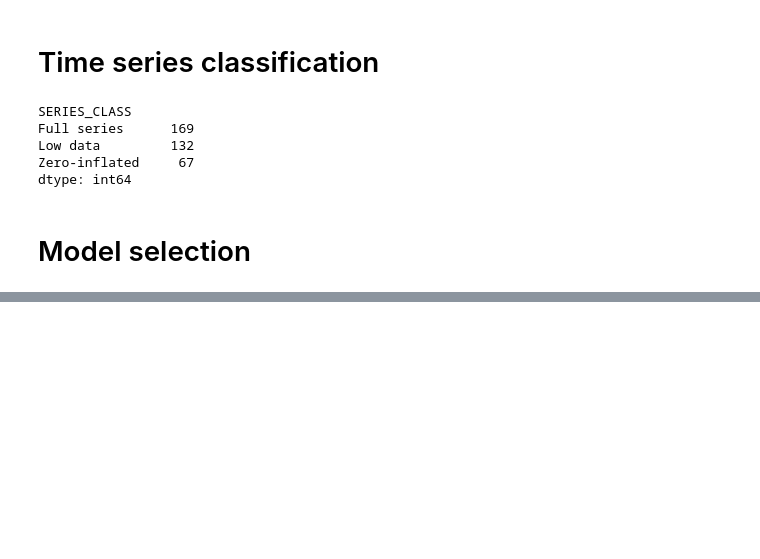
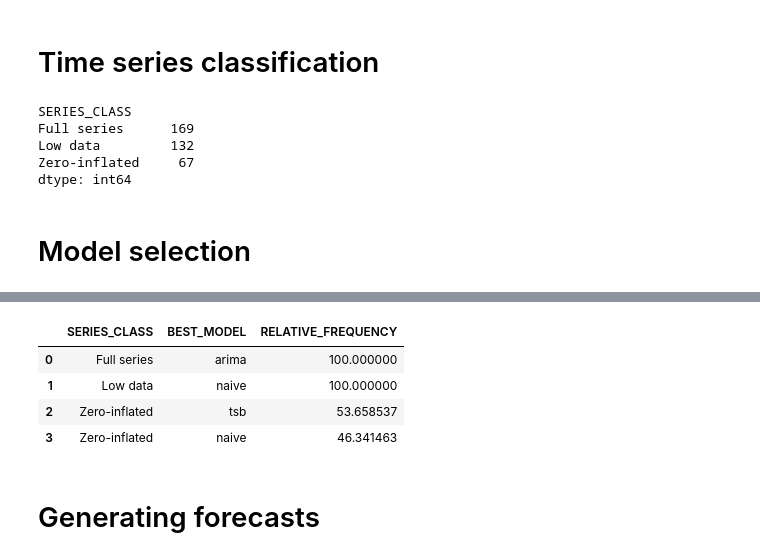
Before and after one commit to paulohubert/MeLiPH, a Jupyter notebook: PruebaTecnica.ipynb, the cells around one changed output, grey strips where cells are left out. Cells and saved outputs as stored; diff of their text form; code cells hidden in the pictures; blank space fills up the shorter version.

```diff
--- a/PruebaTecnica.ipynb
+++ b/PruebaTecnica.ipynb
@@ -227,0 +374,23 @@ NameError: name 'backtest_full_series' is not defined
+# %%
+# Relative frequency of selected best model by series class
+best_model_col = "BEST_MODEL" if "BEST_MODEL" in best_model_by_series.columns else "MODEL"
+
+best_model_summary_df = (
+    best_model_by_series.groupby("SERIES_CLASS")[best_model_col]
+    .value_counts(normalize=True)
+    .rename("RELATIVE_FREQUENCY")
+    .mul(100)
+    .reset_index()
+    .sort_values(["SERIES_CLASS", "RELATIVE_FREQUENCY"], ascending=[True, False])
+    .reset_index(drop=True)
+)
+
+best_model_summary_df
+# %% [output]
+|  | SERIES_CLASS | BEST_MODEL | RELATIVE_FREQUENCY |
+| 0 | Full series | arima | 100.000000 |
+| 1 | Low data | naive | 100.000000 |
+| 2 | Zero-inflated | tsb | 53.658537 |
+| 3 | Zero-inflated | naive | 46.341463 |
+# %% [markdown]
+# Generating forecasts
```
Also changed, not shown: parts of 13 cells of this notebook, 9 other files.
